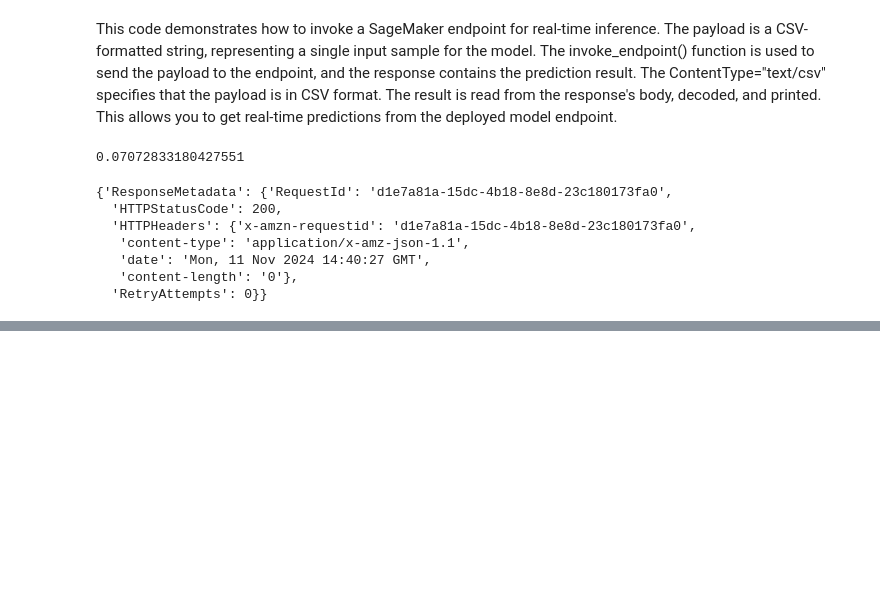
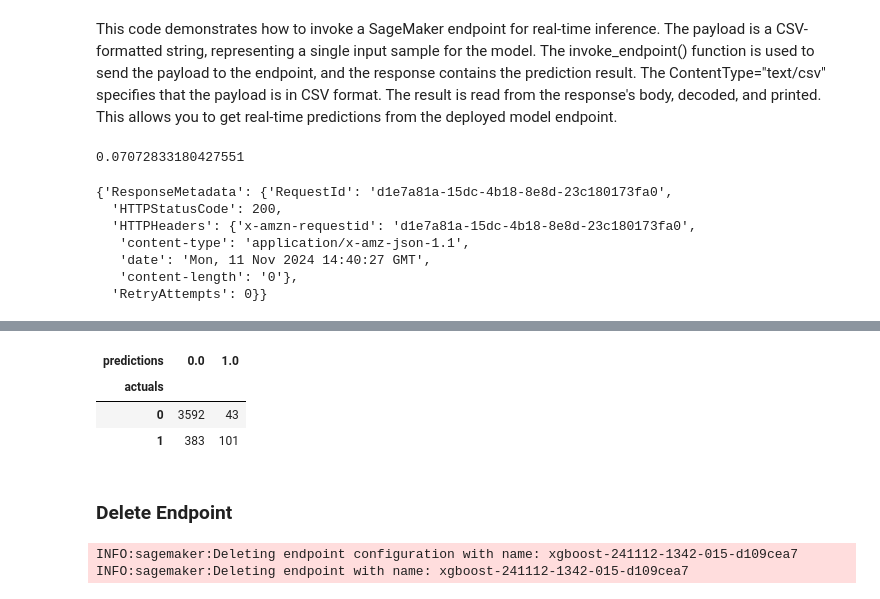
Before and after one commit to garganshulgarg/Learn-MLOps-with-SageMaker, a Jupyter notebook: applications/3-model-train-tune-deploy/model-train-tune-deploy.ipynb, the cells around one changed output, grey strips where cells are left out. Saved outputs shown, nothing was run; the diff lists cells and outputs as text; code cells hidden in the pictures; blank space fills up the shorter version.

Commit message:
feat: updated auto tuning feature

```diff
--- a/applications/3-model-train-tune-deploy/model-train-tune-deploy.ipynb
+++ b/applications/3-model-train-tune-deploy/model-train-tune-deploy.ipynb
@@ -457,0 +548,6 @@ client.delete_endpoint(EndpointName=endpoint_name)
+# %%
+# Deploy the best model from the tuning job to a SageMaker endpoint
+tuner_predictor = tuner.deploy(
+    initial_instance_count=1,          # Number of instances to deploy
+    instance_type='ml.m4.xlarge'      # Type of instance for hosting
+)
@@ -457,0 +568,3 @@ client.delete_endpoint(EndpointName=endpoint_name)
+# %%
+# Set the serializer to handle CSV input format for inference
+tuner_predictor.serializer = sagemaker.serializers.CSVSerializer()
@@ -457,0 +575,3 @@ client.delete_endpoint(EndpointName=endpoint_name)
+# %%
+test_data_x = pd.read_csv(os.path.join(test_path, 'test_script_x.csv'),header=None)
+test_data_y = pd.read_csv(os.path.join(test_path, 'test_script_y.csv'),header=None)
@@ -457,0 +582,3 @@ client.delete_endpoint(EndpointName=endpoint_name)
+# %%
+# Make predictions using the deployed model and convert the result to a NumPy array
+predictions = predict(test_data_x.to_numpy(), tuner_predictor)
@@ -457,0 +589,20 @@ client.delete_endpoint(EndpointName=endpoint_name)
+# %%
+# Generate a confusion matrix to evaluate the model's performance by comparing actual vs predicted values
+# `test_data_y[0]`: Actual labels (ground truth) for the test set
+# `predictions`: Predicted values from the model (rounded to nearest integer for classification)
+# The result is a crosstab showing how well the predictions match the actual labels
+
+pd.crosstab(index=test_data_y[0], columns=np.round(predictions),
+            rownames=['actuals'], colnames=['predictions'])
+# %% [output]
+| predictions | 0.0 | 1.0 |
+| actuals |  |  |
+| 0 | 3592 | 43 |
+| 1 | 383 | 101 |
+# %% [markdown]
+### Delete Endpoint
+# %%
+tuner_predictor.delete_endpoint(delete_endpoint_config=True)
+# %% [output]
+INFO:sagemaker:Deleting endpoint configuration with name: xgboost-241112-1342-015-d109cea7
+INFO:sagemaker:Deleting endpoint with name: xgboost-241112-1342-015-d109cea7
```
Also changed, not shown: parts of 34 cells of this notebook.
